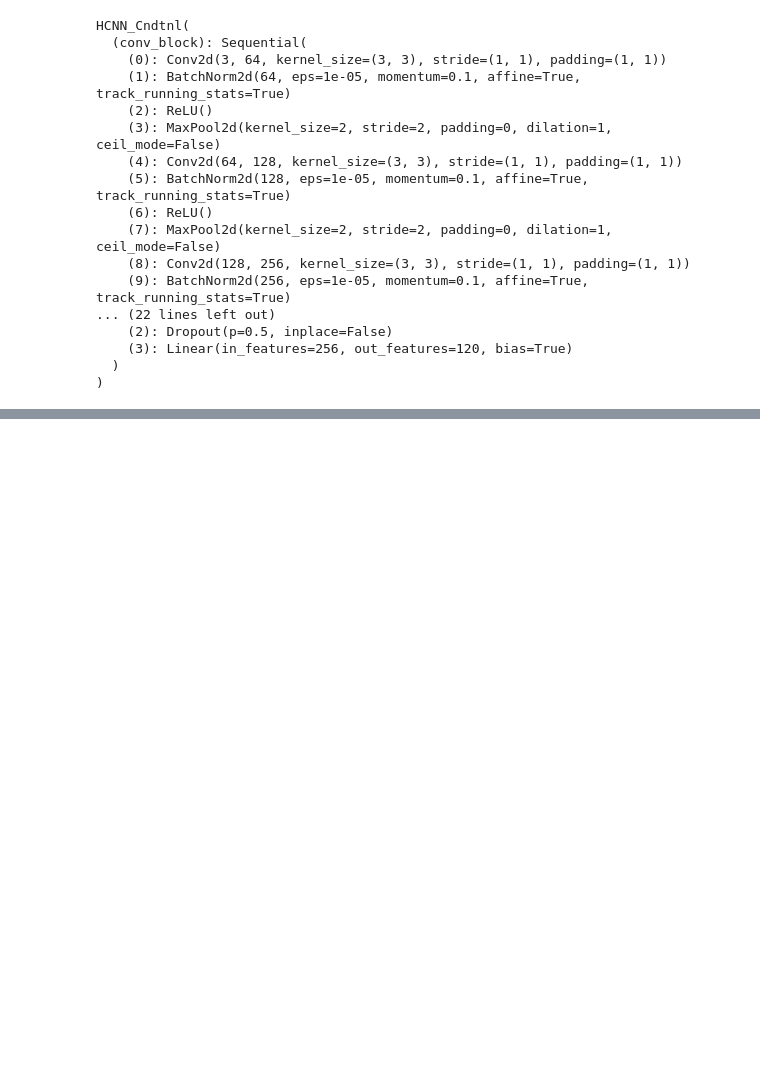
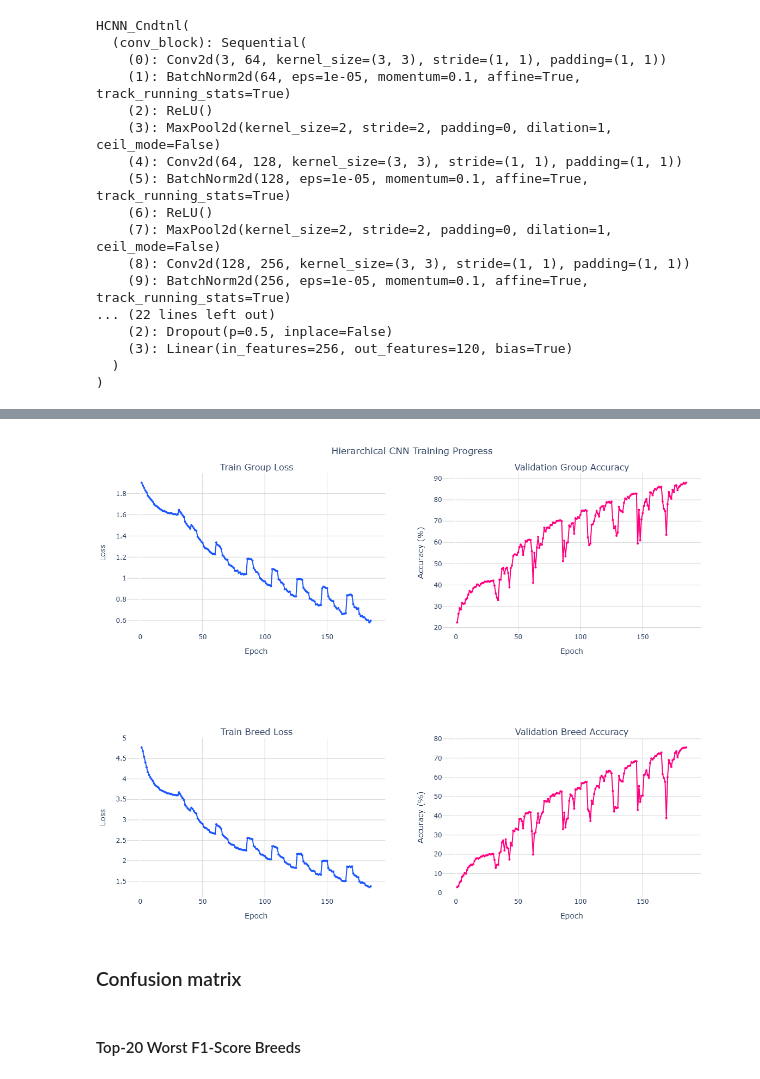
Before and after one commit to issaravas/Classification-of-the-breeds-of-dogs, a Jupyter notebook: hierarchical_conditional_cnn.ipynb, the cells around one changed output, grey strips where cells are left out. Saved outputs shown, nothing was run; the diff lists cells and outputs as text; code cells hidden in the pictures; blank space fills up the shorter version.

```diff
--- a/hierarchical_conditional_cnn.ipynb
+++ b/hierarchical_conditional_cnn.ipynb
@@ -487,0 +516,17 @@ with open("final models/hcnn_9_h.pkl", "rb") as f:
+# %%
+all_histories = [hcnn_1_h, hcnn_2_h, hcnn_3_h, hcnn_4_h, hcnn_5_h, hcnn_6_h, hcnn_7_h, hcnn_8_h, hcnn_9_h]
+
+full_history = {
+    "train_group_loss": [],
+    "val_group_loss": [],
+    "train_breed_loss": [],
+    "val_breed_loss": [],
+    "train_group_acc": [],
+    "val_group_acc": [],
+    "train_breed_acc": [],
+    "val_breed_acc": []
+}
+
+for history in all_histories:
+    for key in full_history.keys():
+        full_history[key] += history[key]
@@ -552,0 +665,8 @@ Italian_greyhound: 0.05
+# %%
+plot_training_results(full_history)
+# %% [output]
+[figure, added]
+# %% [markdown]
+### Confusion matrix
+# %% [markdown]
+#### Top-20 Worst F1-Score Breeds
```
Also changed, not shown: parts of 22 cells of this notebook.
